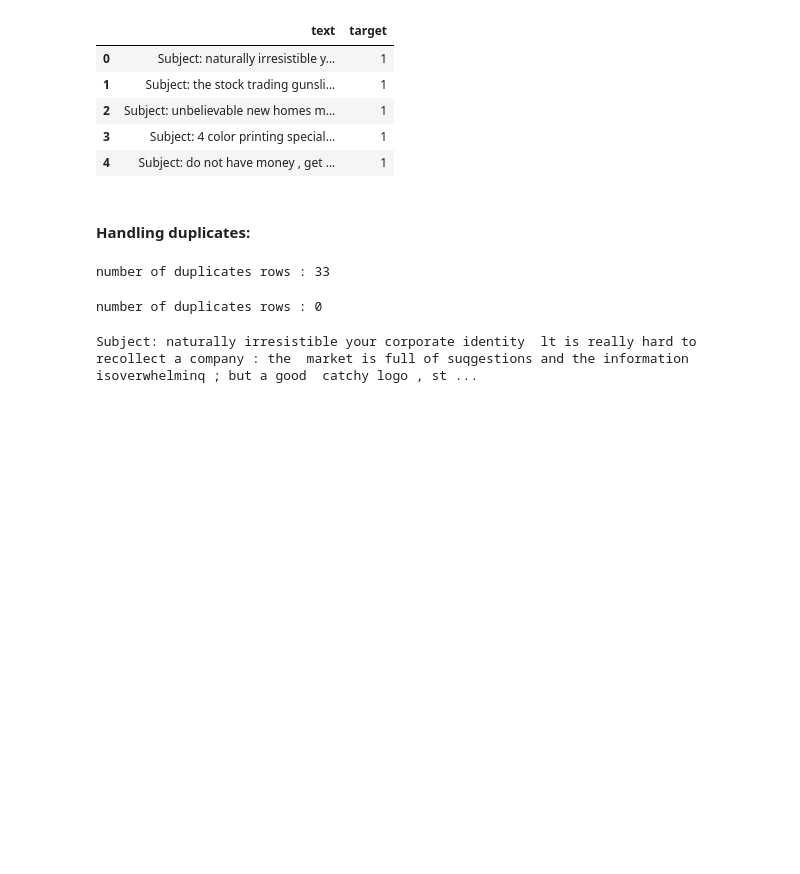
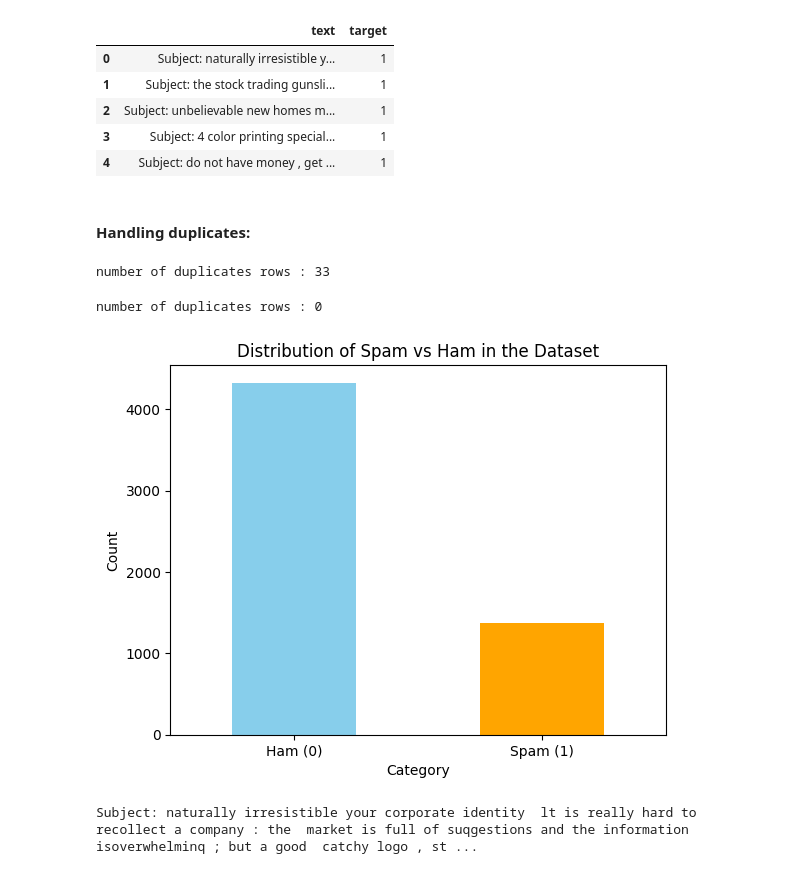
Before and after one commit to med-bt/SPAM-FILTER, a Jupyter notebook: spam_filter.ipynb, the cells around one changed output. Saved outputs shown, nothing was run; the diff lists cells and outputs as text; code cells hidden in the pictures; blank space fills up the shorter version.

```diff
--- a/spam_filter.ipynb
+++ b/spam_filter.ipynb
@@ -101,6 +64,15 @@ data = data.drop_duplicates(keep='first')
 print("number of duplicates rows :",data.duplicated().sum())
 # %% [output]
 number of duplicates rows : 0
+# %%
+data['target'].value_counts().plot(kind='bar', color=['skyblue', 'orange'])
+plt.xticks([0, 1], ['Ham (0)', 'Spam (1)'], rotation=0)
+plt.xlabel("Category")
+plt.ylabel("Count")
+plt.title("Distribution of Spam vs Ham in the Dataset")
+plt.show()
+# %% [output]
+[figure, added]
 # %%
 df = data.copy()
 # %%
```
Also changed, not shown: parts of 5 cells of this notebook, 4 other files.
